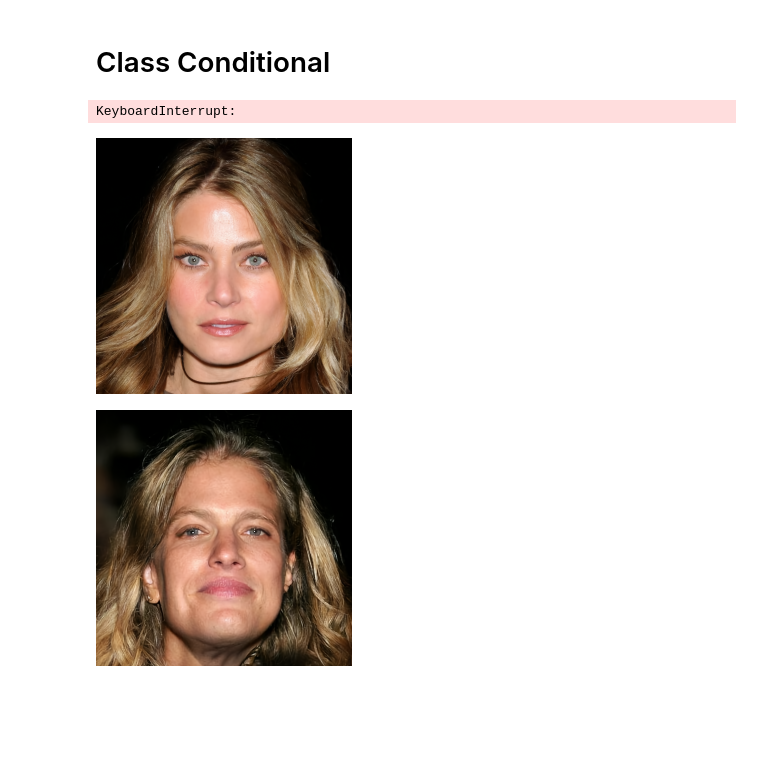
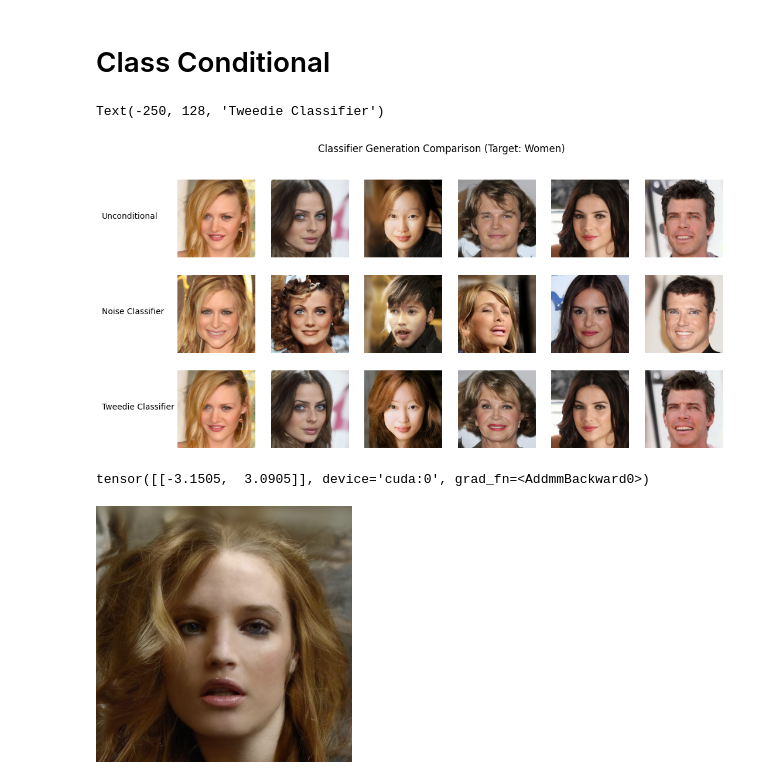
Before and after one commit to MarkHaoxiang/mvp-score-modelling, a Jupyter notebook: notebooks/conditional.ipynb, the cells around one changed output. Cells and saved outputs as stored; diff of their text form; code cells hidden in the pictures; blank space fills up the shorter version.

```diff
--- a/notebooks/conditional.ipynb
+++ b/notebooks/conditional.ipynb
@@ -373,7 +373,7 @@ show_pipeline_results(mask * eval_img, (eval_img * mask).unsqueeze(0), images, l
 # Class Conditional
 # %%
 torch.manual_seed(1)
-BATCH_SIZE = 3
+BATCH_SIZE = 6
 random_noise =  unconditional_pipeline.scheduler.sigmas[0] * torch.randn(BATCH_SIZE,3,256,256).to(device=DEVICE)
 UNCONDITIONAL_CLASSIFIER_CKPT = "../checkpoints/default.pt"
 
@@ -400,7 +400,7 @@ noise_pipeline = ClassConditionalClassifierPipeline(
     unconditional_pipeline.scheduler
 )
 noise_conditional = noise_pipeline(
-    (noise_classifier, 0),
+    (noise_classifier, 1),
     num_inference_steps=INFERENCE_STEPS,
     batch_size=BATCH_SIZE,
     output_type=None,
@@ -421,13 +421,28 @@ unconditional = pipeline(
     output_type=None,
     initial_sample=(copy.deepcopy(random_noise), INFERENCE_STEPS)
 )
-# %% [output]
-KeyboardInterrupt:
-# %%
-tensor_to_PIL(tweedie_conditional[0])
-# %% [output]
-[figure, removed]
-# %%
-tensor_to_PIL(noise_conditional[0])
-# %% [output]
-[figure, removed]
+# %%
+fig, axs = plt.subplots(3,len(unconditional))
+fig.set_size_inches(len(unconditional)*2,6)
+for row in axs:
+    for ax in row:
+        ax.axis('off')
+
+data = [unconditional, noise_conditional, tweedie_conditional]
+for i, row in enumerate(axs):
+    for j, ax in enumerate(row):
+        plt_img(ax,data[i][j])
+
+fig.suptitle("Classifier Generation Comparison (Target: Women)")
+axs[0][0].text(-250,128,"Unconditional")
+axs[1][0].text(-250,128,"Noise Classifier")
+axs[2][0].text(-250,128,"Tweedie Classifier")
+# %% [output]
+Text(-250, 128, 'Tweedie Classifier')
+[figure, added]
+# %%
+print(noise_classifier(tweedie_conditional[2].unsqueeze(0), torch.tensor([0]).to(DEVICE)))
+display(tensor_to_PIL(tweedie_conditional[2]))
+# %% [output]
+tensor([[-3.1505,  3.0905]], device='cuda:0', grad_fn=<AddmmBackward0>)
+[figure, added]
```
Also changed, not shown: 1 other file.
